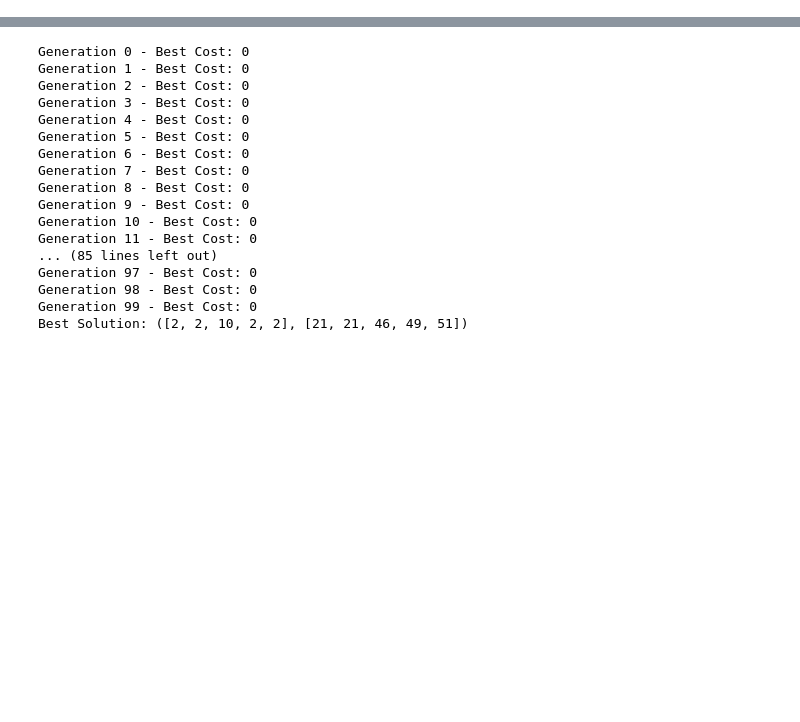
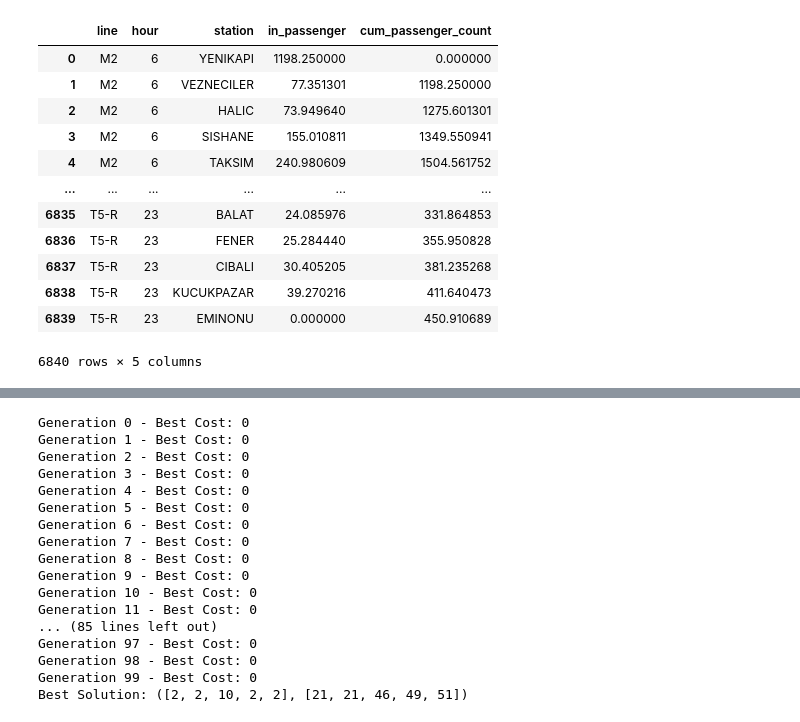
Before and after one commit to NeoAcar/Opti, a Jupyter notebook: main.ipynb, the cells around one changed output, grey strips where cells are left out. Cells and saved outputs as stored; diff of their text form; code cells hidden in the pictures; blank space fills up the shorter version.

```diff
--- a/main.ipynb
+++ b/main.ipynb
@@ -149,0 +267,33 @@ for i in range(len(data)):
+# %%
+import pandas as pd
+
+df_orig = data_sorted.copy()  # orijinal DataFrame
+
+new_rows = []
+
+for line in df_orig['line'].unique():
+    df_line = df_orig[df_orig['line'] == line].copy()
+
+    for hour, group in df_line.groupby('hour'):
+        # Sıralı hale getir
+        group_sorted = group.sort_values(by='station', key=lambda s: s.factorize()[0])
+
+        # Orijinal yön (direction_1)
+        df_orig_dir = group_sorted.copy()
+        df_orig_dir['in_passenger'] = df_orig_dir['direction_1']
+        df_orig_dir = df_orig_dir.drop(columns=['direction_2'])
+
+        # Ters yön (direction_2)
+        df_rev_dir = group_sorted.iloc[::-1].copy()
+        df_rev_dir['line'] = f"{line}-R"
+        df_rev_dir['in_passenger'] = df_rev_dir['direction_2']
+        df_rev_dir = df_rev_dir.drop(columns=['direction_1'])
+
+
+        new_rows.extend([df_orig_dir, df_rev_dir])
+
+
+
+df_split = pd.concat(new_rows, ignore_index=True)
+df_split = df_split.drop(columns=["direction_1", "direction_2", "cum_passenger_count", "passenger_count"])
+df_split
@@ -149,0 +314,19 @@ for i in range(len(data)):
+# %%
+#cumulative sum of passenger_count shifted by 1 station
+df_split['cum_passenger_count'] = df_split.groupby(['hour', 'line'])['in_passenger'].cumsum()
+df_split['cum_passenger_count'] = df_split.groupby(['hour', 'line'])['cum_passenger_count'].shift(fill_value=0)
+df_split
+# %% [output]
+|  | line | hour | station | in_passenger | cum_passenger_count |
+| 0 | M2 | 6 | YENIKAPI | 1198.250000 | 0.000000 |
+| 1 | M2 | 6 | VEZNECILER | 77.351301 | 1198.250000 |
+| 2 | M2 | 6 | HALIC | 73.949640 | 1275.601301 |
+| 3 | M2 | 6 | SISHANE | 155.010811 | 1349.550941 |
+| 4 | M2 | 6 | TAKSIM | 240.980609 | 1504.561752 |
+| ... | ... | ... | ... | ... | ... |
+| 6835 | T5-R | 23 | BALAT | 24.085976 | 331.864853 |
+| 6836 | T5-R | 23 | FENER | 25.284440 | 355.950828 |
+| 6837 | T5-R | 23 | CIBALI | 30.405205 | 381.235268 |
+| 6838 | T5-R | 23 | KUCUKPAZAR | 39.270216 | 411.640473 |
+| 6839 | T5-R | 23 | EMINONU | 0.000000 | 450.910689 |
+6840 rows × 5 columns
```
Also changed, not shown: parts of 17 cells of this notebook.
